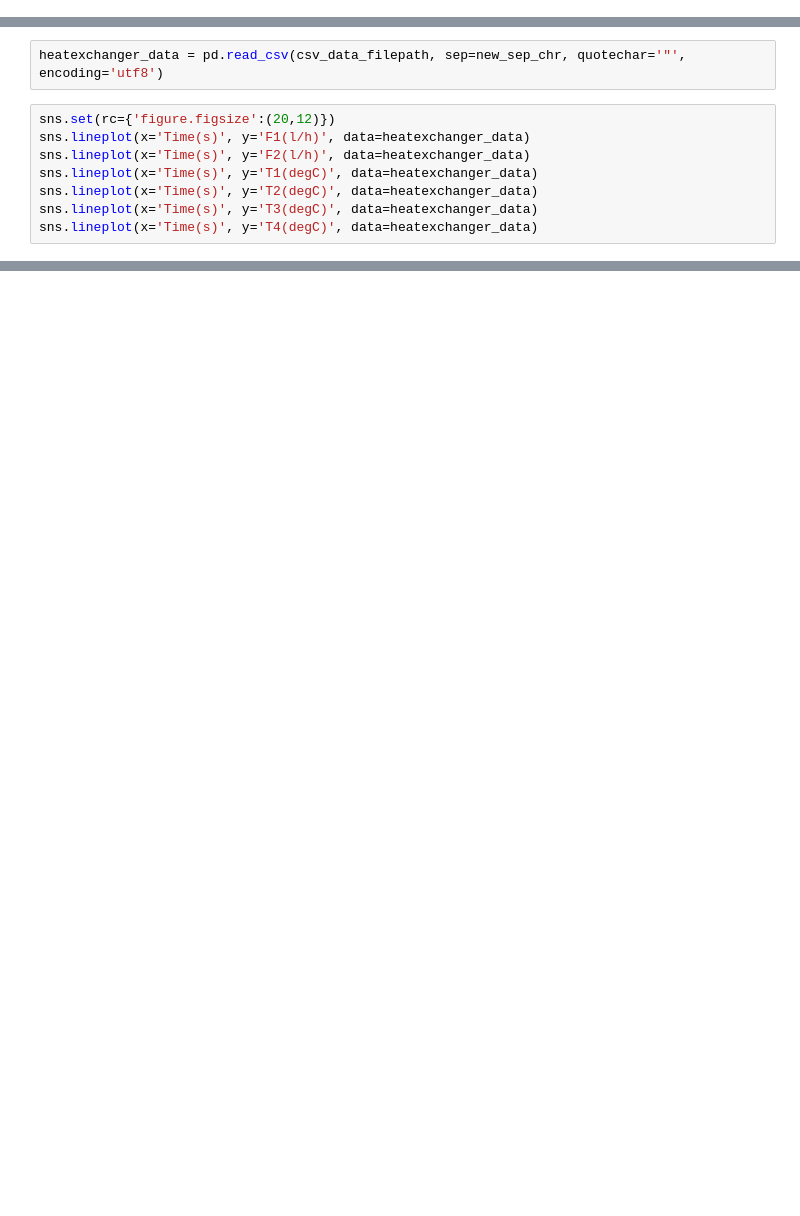
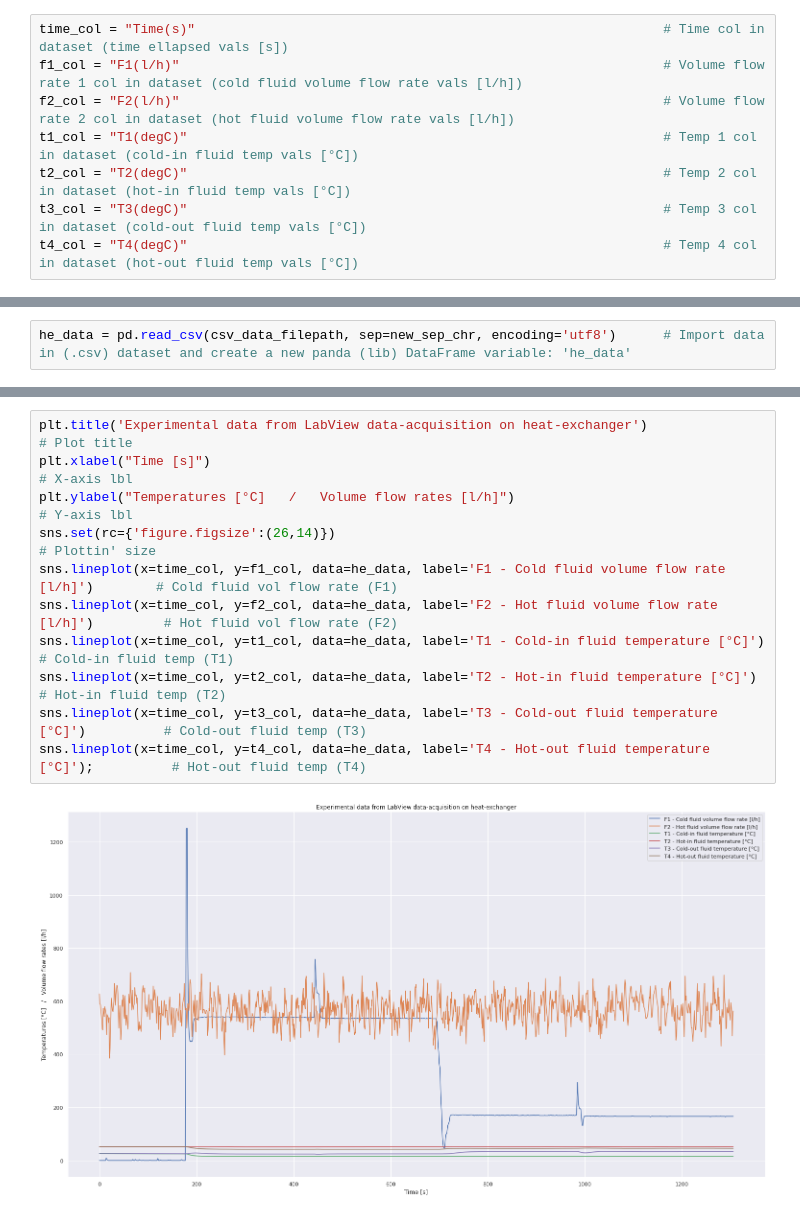
Before and after one commit to CristianMerli/DataAnalysis, a Jupyter notebook: data_analysis/python/dataset_management.ipynb, the cells around one changed output, grey strips where cells are left out. Drawn from its saved outputs; the diff is of its cells as text; blank space fills up the shorter version.

```diff
--- a/data_analysis/python/dataset_management.ipynb
+++ b/data_analysis/python/dataset_management.ipynb
@@ -37,0 +50,8 @@ string_to_delete = "% "                                             # -
+# %%
+time_col = "Time(s)"                                                            # Time col in dataset (time ellapsed vals [s])
+f1_col = "F1(l/h)"                                                              # Volume flow rate 1 col in dataset (cold fluid volume flow rate vals [l/h])
+f2_col = "F2(l/h)"                                                              # Volume flow rate 2 col in dataset (hot fluid volume flow rate vals [l/h])
+t1_col = "T1(degC)"                                                             # Temp 1 col in dataset (cold-in fluid temp vals [°C])
+t2_col = "T2(degC)"                                                             # Temp 2 col in dataset (hot-in fluid temp vals [°C])
+t3_col = "T3(degC)"                                                             # Temp 3 col in dataset (cold-out fluid temp vals [°C])
+t4_col = "T4(degC)"                                                             # Temp 4 col in dataset (hot-out fluid temp vals [°C])
@@ -47,10 +73,2 @@ with open(data_filepath,'r') as fl:                                 # Open src f
 # %%
-heatexchanger_data = pd.read_csv(csv_data_filepath, sep=new_sep_chr, quotechar='"', encoding='utf8')
+he_data = pd.read_csv(csv_data_filepath, sep=new_sep_chr, encoding='utf8')      # Import data in (.csv) dataset and create a new panda (lib) DataFrame variable: 'he_data'
-# %%
-sns.set(rc={'figure.figsize':(20,12)})
-sns.lineplot(x='Time(s)', y='F1(l/h)', data=heatexchanger_data)
-sns.lineplot(x='Time(s)', y='F2(l/h)', data=heatexchanger_data)
-sns.lineplot(x='Time(s)', y='T1(degC)', data=heatexchanger_data)
-sns.lineplot(x='Time(s)', y='T2(degC)', data=heatexchanger_data)
-sns.lineplot(x='Time(s)', y='T3(degC)', data=heatexchanger_data)
-sns.lineplot(x='Time(s)', y='T4(degC)', data=heatexchanger_data)
@@ -59,0 +77,13 @@ sns.lineplot(x='Time(s)', y='T4(degC)', data=heatexchanger_data)
+# %%
+plt.title('Experimental data from LabView data-acquisition on heat-exchanger')                          # Plot title
+plt.xlabel("Time [s]")                                                                                  # X-axis lbl
+plt.ylabel("Temperatures [°C]   /   Volume flow rates [l/h]")                                           # Y-axis lbl
+sns.set(rc={'figure.figsize':(26,14)})                                                                  # Plottin' size
+sns.lineplot(x=time_col, y=f1_col, data=he_data, label='F1 - Cold fluid volume flow rate [l/h]')        # Cold fluid vol flow rate (F1)
+sns.lineplot(x=time_col, y=f2_col, data=he_data, label='F2 - Hot fluid volume flow rate [l/h]')         # Hot fluid vol flow rate (F2)
+sns.lineplot(x=time_col, y=t1_col, data=he_data, label='T1 - Cold-in fluid temperature [°C]')           # Cold-in fluid temp (T1)
+sns.lineplot(x=time_col, y=t2_col, data=he_data, label='T2 - Hot-in fluid temperature [°C]')            # Hot-in fluid temp (T2)
+sns.lineplot(x=time_col, y=t3_col, data=he_data, label='T3 - Cold-out fluid temperature [°C]')          # Cold-out fluid temp (T3)
+sns.lineplot(x=time_col, y=t4_col, data=he_data, label='T4 - Hot-out fluid temperature [°C]');          # Hot-out fluid temp (T4)
+# %% [output]
+[figure, added]
```
Also changed, not shown: parts of 26 cells of this notebook.
